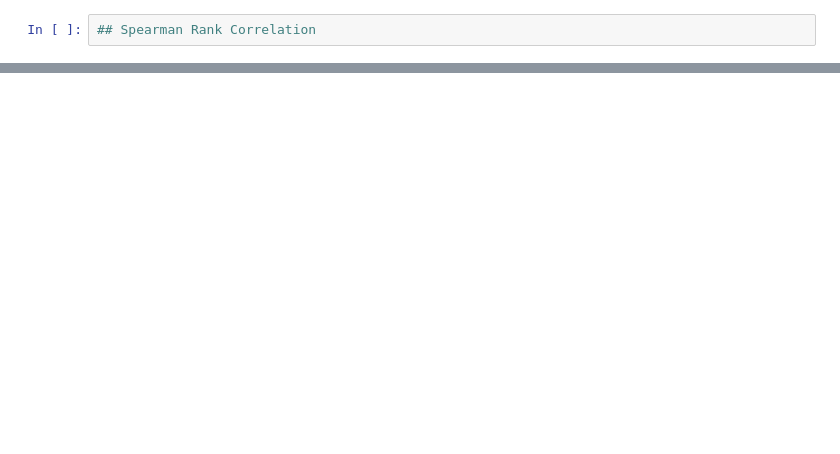
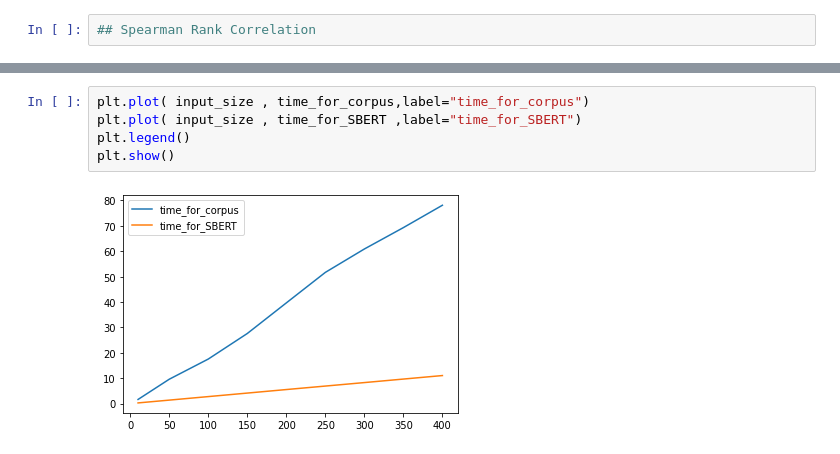
Before and after one commit to hrs2203/sent_sim_django, a Jupyter notebook: similarity_backend/user_component/comparision_engine/engine_comparison.ipynb, the cells around one changed output, grey strips where cells are left out. Drawn from its saved outputs; the diff is of its cells as text; blank space fills up the shorter version.

```diff
--- a/similarity_backend/user_component/comparision_engine/engine_comparison.ipynb
+++ b/similarity_backend/user_component/comparision_engine/engine_comparison.ipynb
@@ -77,0 +195,7 @@ MSE(sentbert_results)
+# %%
+plt.plot( input_size , time_for_corpus,label="time_for_corpus")
+plt.plot( input_size , time_for_SBERT ,label="time_for_SBERT")
+plt.legend()
+plt.show()
+# %% [output]
+[figure, added]
```
Also changed, not shown: parts of 18 cells of this notebook.
